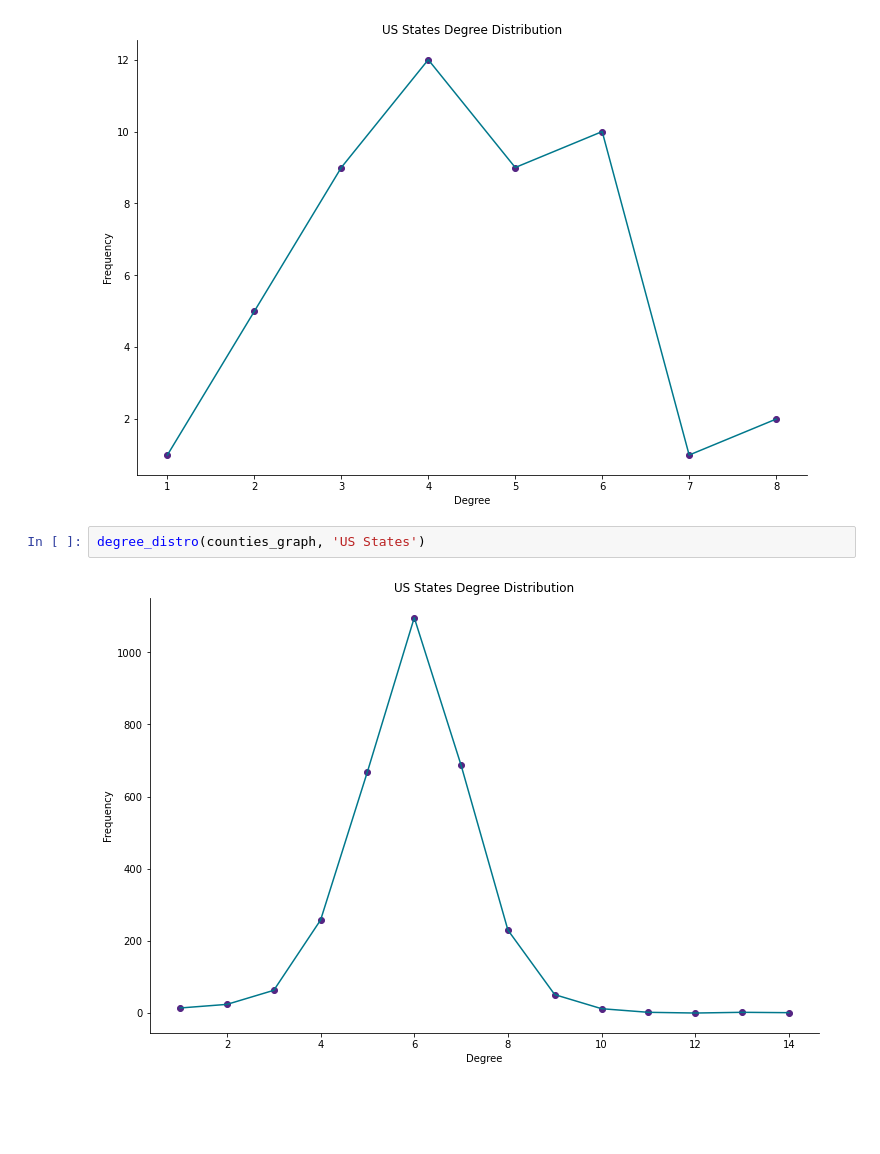
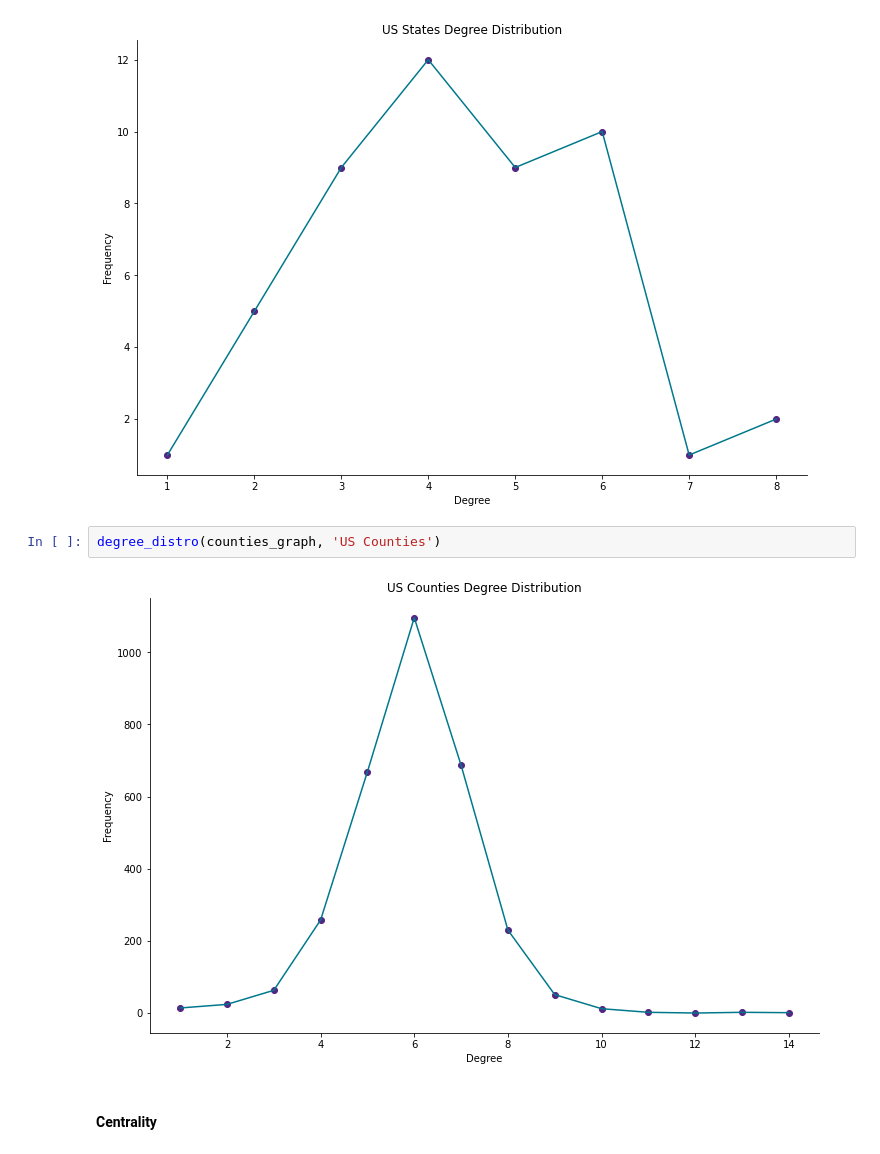
Before and after one commit to samar14641/covid-us-networks, a Jupyter notebook: network_metrics.ipynb, the cells around one changed output. Saved outputs shown, nothing was run; the diff lists cells and outputs as text; blank space fills up the shorter version.

```diff
--- a/network_metrics.ipynb
+++ b/network_metrics.ipynb
@@ -101,6 +103,8 @@ degree_distro(states_graph, 'US States')
 # %% [output]
 [figure]
 # %%
-degree_distro(counties_graph, 'US States')
+degree_distro(counties_graph, 'US Counties')
 # %% [output]
-[figure, old version]
+[figure, new version]
+# %% [markdown]
+#### Centrality
```
Also changed, not shown: parts of 9 cells of this notebook, 4 other files.
